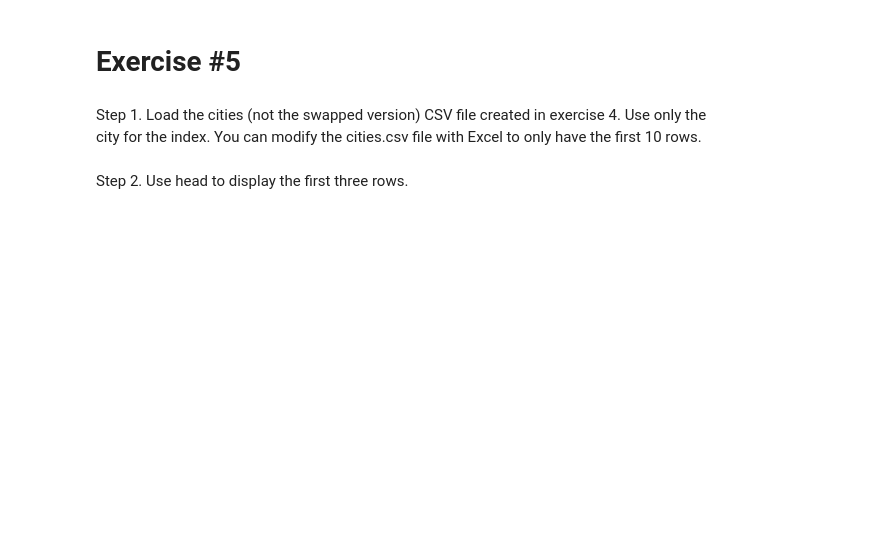
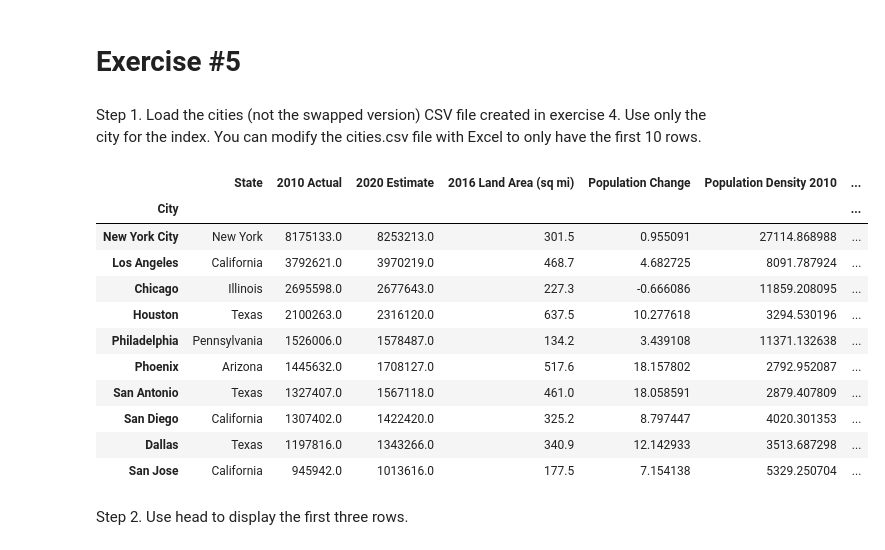
Before and after one commit to t4d-classes/advanced-python_10242022, a Jupyter notebook: jupyter/exercises/05_Exercise.ipynb, the cells around one changed output. Saved outputs shown, nothing was run; the diff lists cells and outputs as text; code cells hidden in the pictures; blank space fills up the shorter version.

```diff
--- a/jupyter/exercises/05_Exercise.ipynb
+++ b/jupyter/exercises/05_Exercise.ipynb
@@ -4,6 +4,32 @@
 Step 1. Load the cities (not the swapped version) CSV file created in exercise 4. Use only the city for the index. You can modify the cities.csv file with Excel to only have the first 10 rows.
 # %%
 # Step 1 Solution
+
+import pandas as pd
+
+def clean_up_city(x):
+    return x.split("[")[0].strip()
+
+cities = pd.read_csv("cities.csv")
+cities = pd.DataFrame(cities[0:10])
+cities["City"] = cities["City"].apply(clean_up_city)
+cities.to_csv("cities_top10.csv", index=False)
+
+cities = pd.read_csv("cities_top10.csv", index_col=0)
+cities
+# %% [output]
+|  | State | 2010 Actual | 2020 Estimate | 2016 Land Area (sq mi) | Population Change | Population Density 2010 | ... |
+| City |  |  |  |  |  |  | ... |
+| New York City | New York | 8175133.0 | 8253213.0 | 301.5 | 0.955091 | 27114.868988 | ... |
+| Los Angeles | California | 3792621.0 | 3970219.0 | 468.7 | 4.682725 | 8091.787924 | ... |
+| Chicago | Illinois | 2695598.0 | 2677643.0 | 227.3 | -0.666086 | 11859.208095 | ... |
+| Houston | Texas | 2100263.0 | 2316120.0 | 637.5 | 10.277618 | 3294.530196 | ... |
+| Philadelphia | Pennsylvania | 1526006.0 | 1578487.0 | 134.2 | 3.439108 | 11371.132638 | ... |
+| Phoenix | Arizona | 1445632.0 | 1708127.0 | 517.6 | 18.157802 | 2792.952087 | ... |
+| San Antonio | Texas | 1327407.0 | 1567118.0 | 461.0 | 18.058591 | 2879.407809 | ... |
+| San Diego | California | 1307402.0 | 1422420.0 | 325.2 | 8.797447 | 4020.301353 | ... |
+| Dallas | Texas | 1197816.0 | 1343266.0 | 340.9 | 12.142933 | 3513.687298 | ... |
+| San Jose | California | 945942.0 | 1013616.0 | 177.5 | 7.154138 | 5329.250704 | ... |
 # %% [markdown]
 Step 2. Use head to display the first three rows.
 # %%
```
Also changed, not shown: parts of 9 cells of this notebook, 12 other files.
